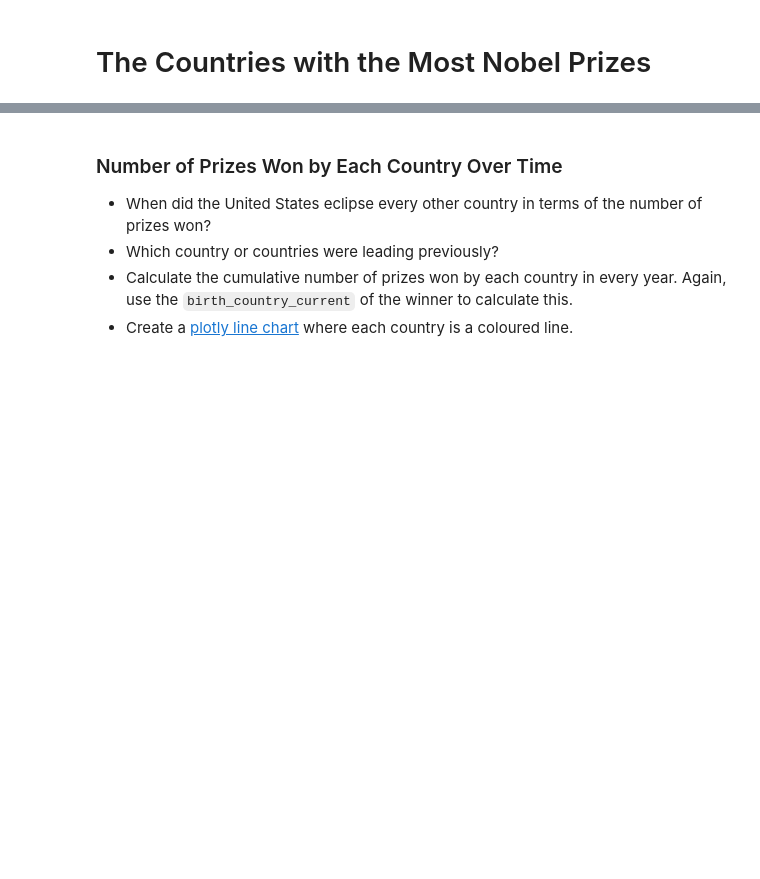
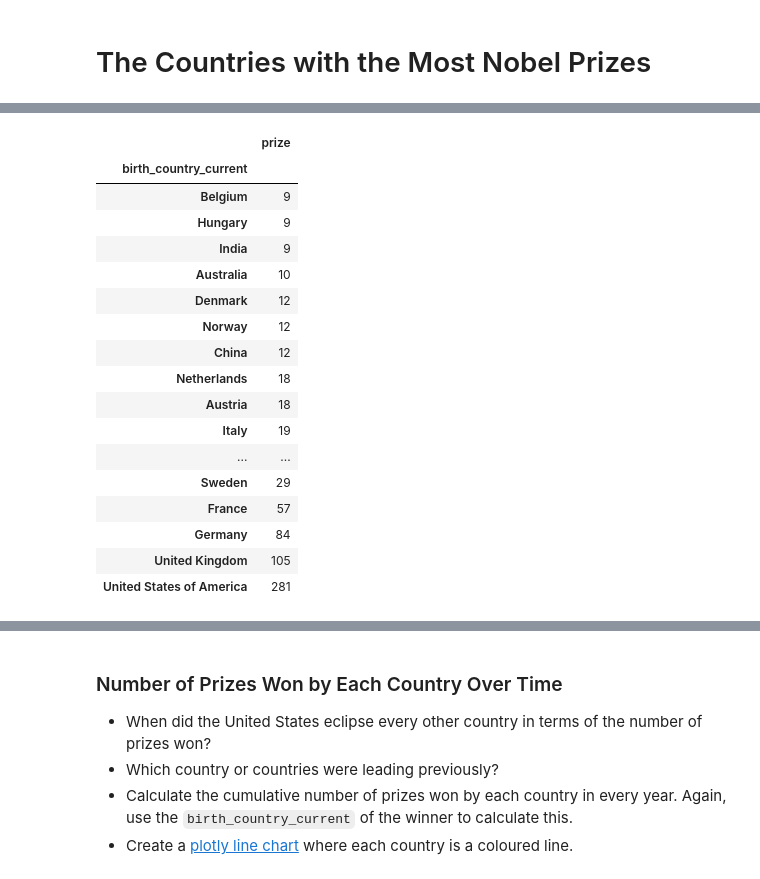
Before and after one commit to shahiddhariwala/nobel_prizes_data_analysis, a Jupyter notebook: Nobel_Prize_Analysis.ipynb, the cells around one changed output, grey strips where cells are left out. Drawn from its saved outputs; the diff is of its cells as text; code cells hidden in the pictures; blank space fills up the shorter version.

Commit message:
Top 20 Countries by Number of Prizes analysis

```diff
--- a/Nobel_Prize_Analysis.ipynb
+++ b/Nobel_Prize_Analysis.ipynb
@@ -549,3 +549,25 @@ plt.show()
 <img src=https://i.imgur.com/agcJdRS.png width=750>
 
 * What is the ranking for the top 20 countries in terms of the number of prizes?
+# %%
+top20_countries = df_data.groupby("birth_country_current").agg({"prize": pd.Series.count}).sort_values("prize")[-20:]
+top20_countries
+# %% [output]
+|  | prize |
+| birth_country_current |  |
+| Belgium | 9 |
+| Hungary | 9 |
+| India | 9 |
+| Australia | 10 |
+| Denmark | 12 |
+| Norway | 12 |
+| China | 12 |
+| Netherlands | 18 |
+| Austria | 18 |
+| Italy | 19 |
+| ... | ... |
+| Sweden | 29 |
+| France | 57 |
+| Germany | 84 |
+| United Kingdom | 105 |
+| United States of America | 281 |
```
Also changed, not shown: parts of 1 cell of this notebook.
